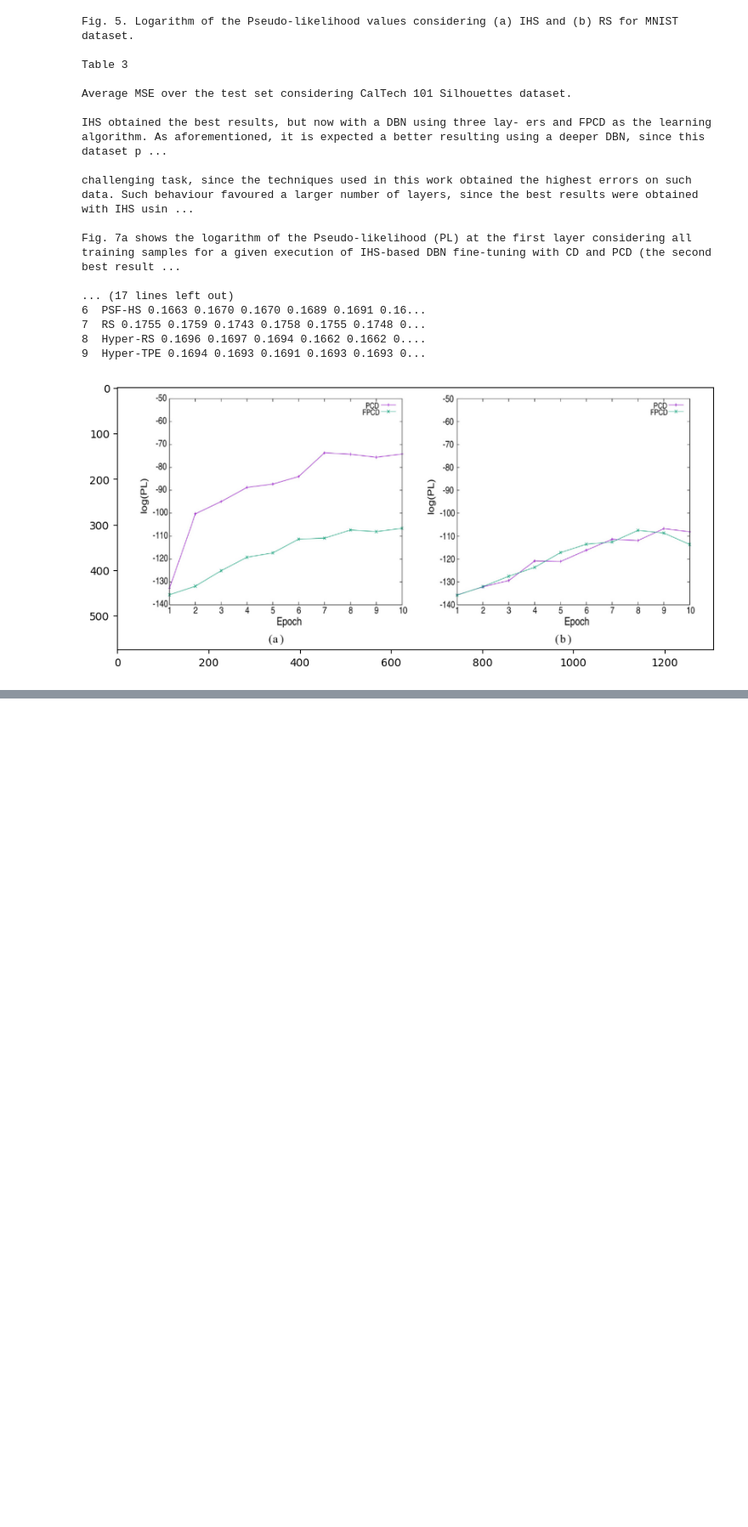
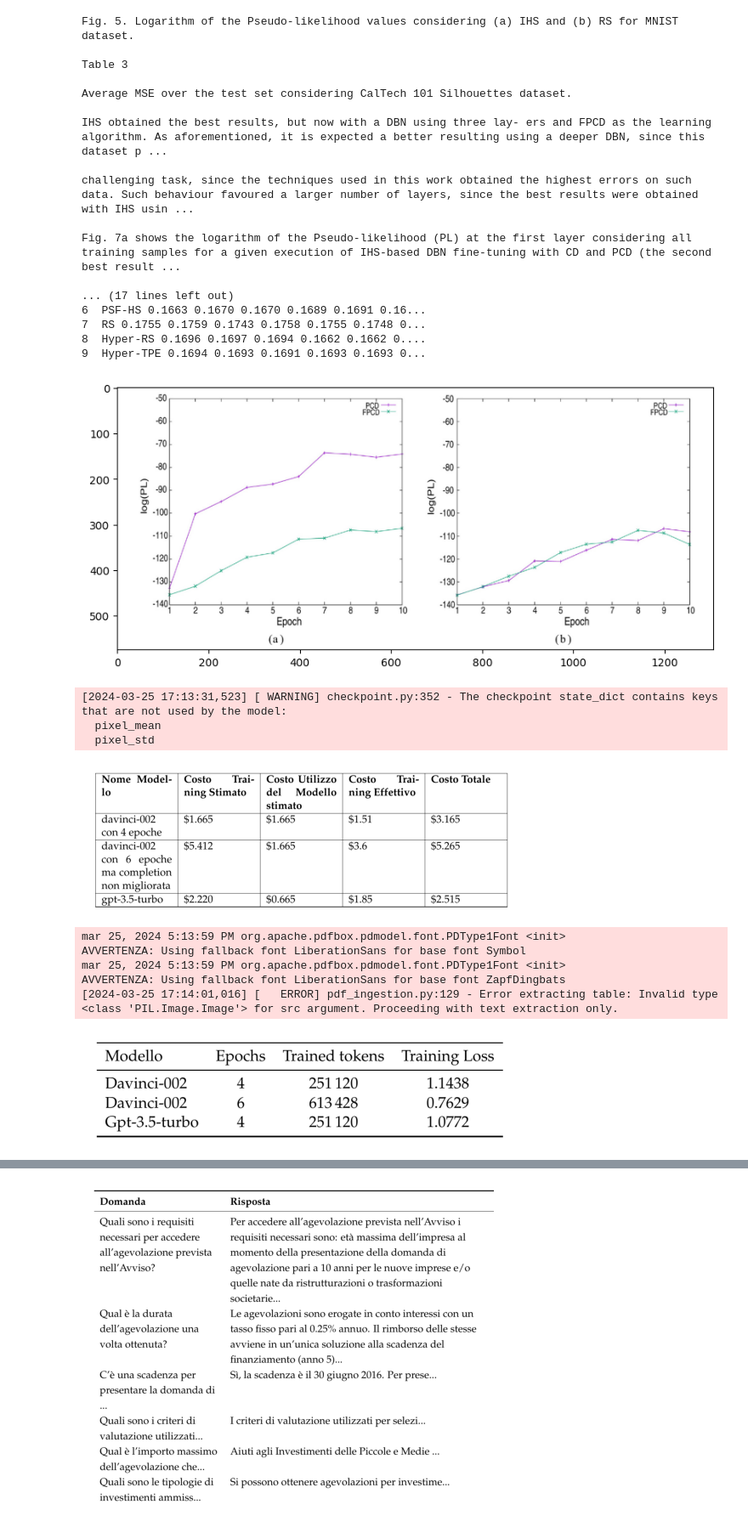
Before and after one commit to GiacomoSignorile/RAG-with-LLamaIndex-Open, a Jupyter notebook: notebooks/Document_Ingestion/Table_OCR_ingestion.ipynb, the cells around one changed output, grey strips where cells are left out. Shown at 85% size. Saved outputs shown, nothing was run; the diff lists cells and outputs as text; code cells hidden in the pictures; blank space fills up the shorter version.

```diff
--- a/notebooks/Document_Ingestion/Table_OCR_ingestion.ipynb
+++ b/notebooks/Document_Ingestion/Table_OCR_ingestion.ipynb
@@ -658,3 +640,19 @@ Fig. 7a shows the logarithm of the Pseudo-likelihood (PL) at the first layer con
 8  Hyper-RS 0.1696 0.1697 0.1694 0.1662 0.1662 0....
 9  Hyper-TPE 0.1694 0.1693 0.1691 0.1693 0.1693 0...
 [figure]
+# %%
+from pdf_parser import pdf_ingestion
+pdf_path = "/home/giacomo/Documenti/GitHub/RAG-with-LLamaIndex-Open/testdoc/Tesi_Giacomo_Signorile (8).pdf"
+
+documents, md_tables, md_tables_ocr = pdf_ingestion.replace_tables_in_text(pdf_path)
+# %% [output]
+[2024-03-25 17:13:31,523] [ WARNING] checkpoint.py:352 - The checkpoint state_dict contains keys that are not used by the model:
+  pixel_mean
+  pixel_std
+[figure, added]
+mar 25, 2024 5:13:59 PM org.apache.pdfbox.pdmodel.font.PDType1Font <init>
+AVVERTENZA: Using fallback font LiberationSans for base font Symbol
+mar 25, 2024 5:13:59 PM org.apache.pdfbox.pdmodel.font.PDType1Font <init>
+AVVERTENZA: Using fallback font LiberationSans for base font ZapfDingbats
+[2024-03-25 17:14:01,016] [   ERROR] pdf_ingestion.py:129 - Error extracting table: Invalid type <class 'PIL.Image.Image'> for src argument. Proceeding with text extraction only.
+[figure, added]
@@ -660,0 +660 @@ Fig. 7a shows the logarithm of the Pseudo-likelihood (PL) at the first layer con
+[figure, added]
```
Also changed, not shown: parts of 8 cells of this notebook, 1 other file.
